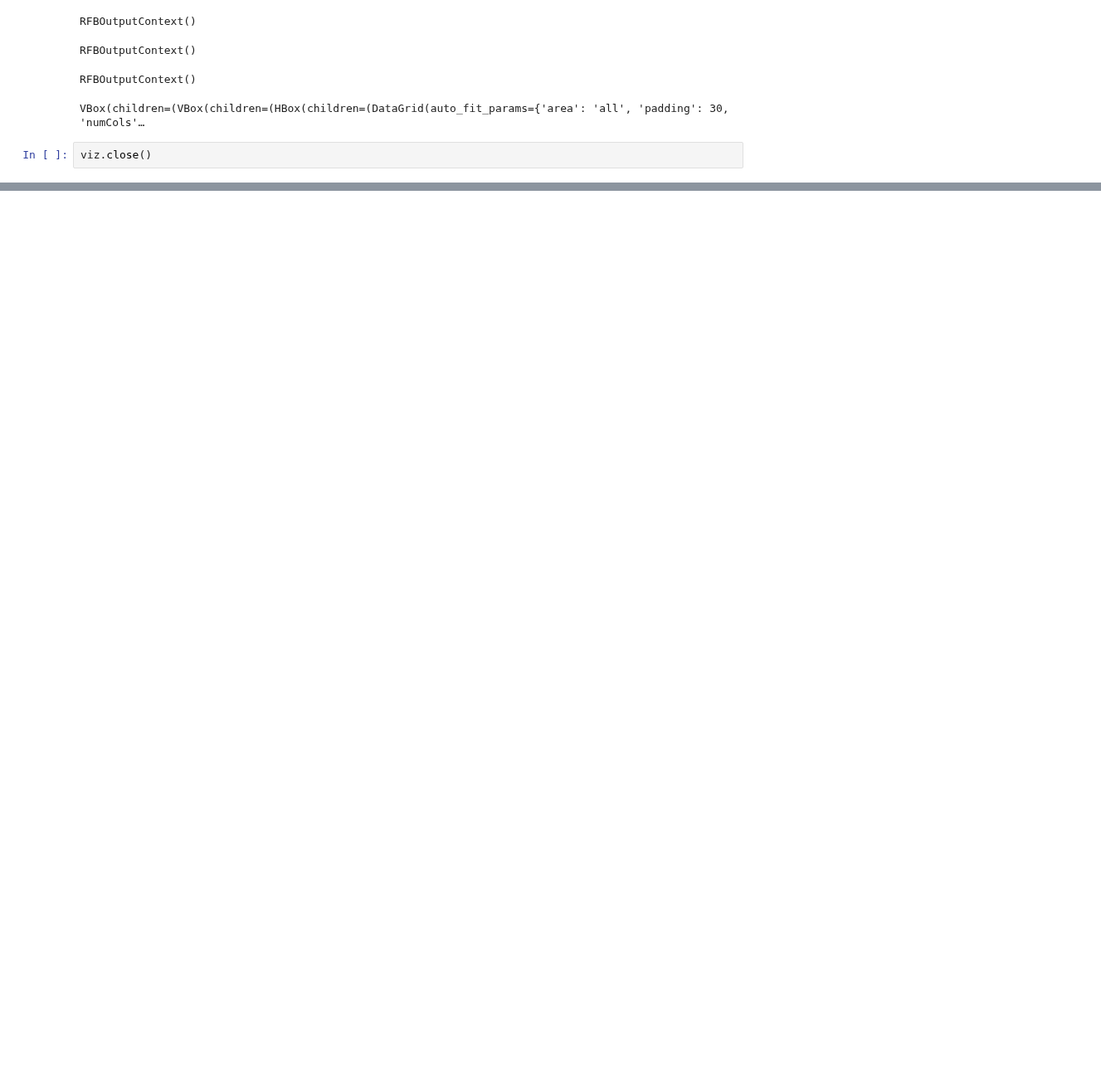
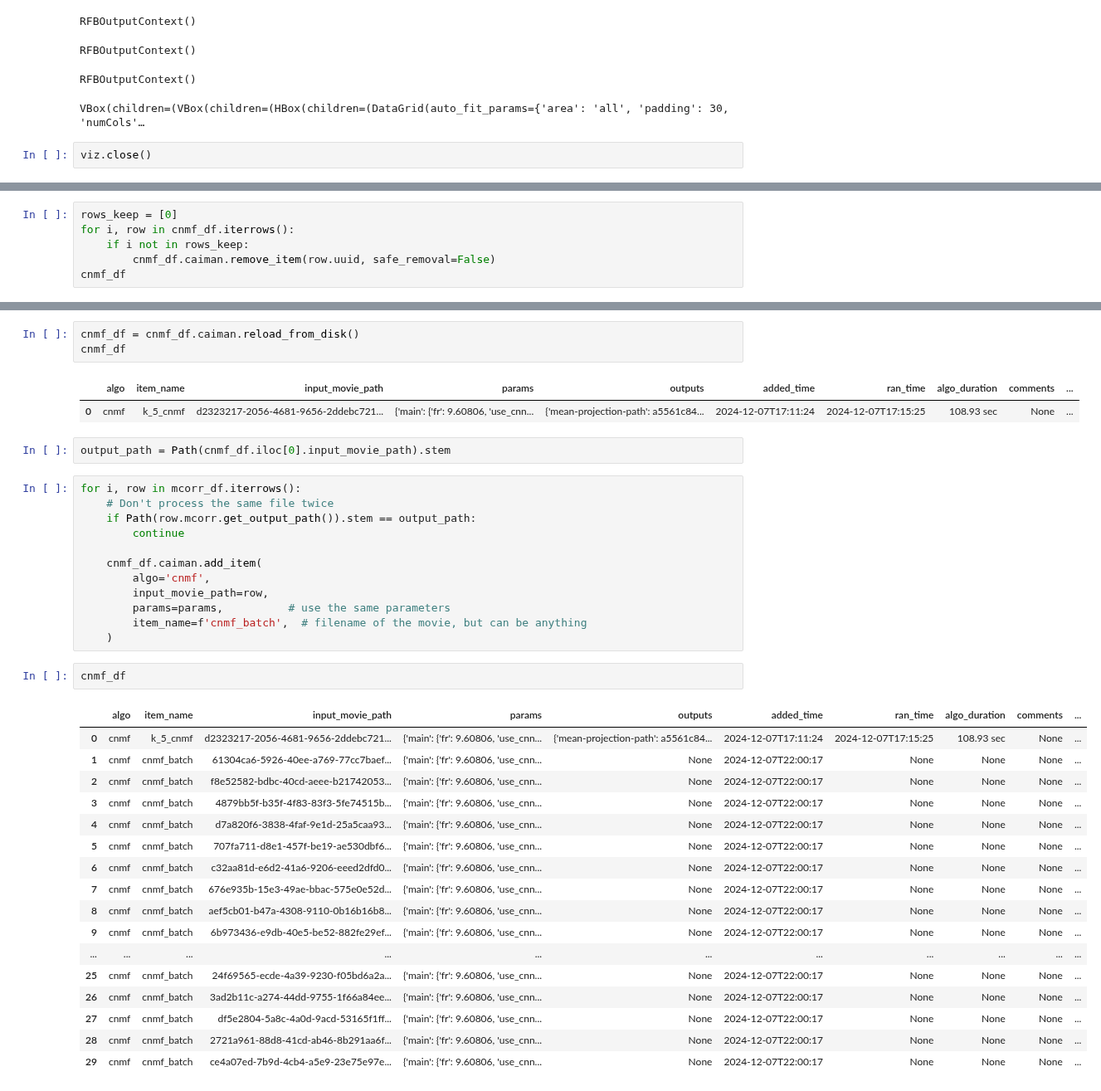
Before and after one commit to MillerBrainObservatory/LBM-CaImAn-Python, a Jupyter notebook: demos/notebooks/segmentation.ipynb, the cells around one changed output, grey strips where cells are left out. Shown at 83% size. Cells and saved outputs as stored; diff of their text form; blank space fills up the shorter version.

```diff
--- a/demos/notebooks/segmentation.ipynb
+++ b/demos/notebooks/segmentation.ipynb
@@ -739,0 +746,6 @@ viz.close()
+# %%
+rows_keep = [0]
+for i, row in cnmf_df.iterrows():
+    if i not in rows_keep:
+        cnmf_df.caiman.remove_item(row.uuid, safe_removal=False)
+cnmf_df
@@ -740,3 +783,43 @@ viz.close()
+# %%
+cnmf_df = cnmf_df.caiman.reload_from_disk()
+cnmf_df
+# %% [output]
+|  | algo | item_name | input_movie_path | params | outputs | added_time | ran_time | algo_duration | comments | ... |
+| 0 | cnmf | k_5_cnmf | d2323217-2056-4681-9656-2ddebc721... | {'main': {'fr': 9.60806, 'use_cnn... | {'mean-projection-path': a5561c84... | 2024-12-07T17:11:24 | 2024-12-07T17:15:25 | 108.93 sec | None | ... |
+# %%
+output_path = Path(cnmf_df.iloc[0].input_movie_path).stem
+# %%
+for i, row in mcorr_df.iterrows():
+    # Don't process the same file twice
+    if Path(row.mcorr.get_output_path()).stem == output_path:
+        continue
+
+    cnmf_df.caiman.add_item(
+        algo='cnmf',
+        input_movie_path=row,
+        params=params,          # use the same parameters
+        item_name=f'cnmf_batch',  # filename of the movie, but can be anything
+    )
+# %%
+cnmf_df
+# %% [output]
+|  | algo | item_name | input_movie_path | params | outputs | added_time | ran_time | algo_duration | comments | ... |
+| 0 | cnmf | k_5_cnmf | d2323217-2056-4681-9656-2ddebc721... | {'main': {'fr': 9.60806, 'use_cnn... | {'mean-projection-path': a5561c84... | 2024-12-07T17:11:24 | 2024-12-07T17:15:25 | 108.93 sec | None | ... |
+| 1 | cnmf | cnmf_batch | 61304ca6-5926-40ee-a769-77cc7baef... | {'main': {'fr': 9.60806, 'use_cnn... | None | 2024-12-07T22:00:17 | None | None | None | ... |
+| 2 | cnmf | cnmf_batch | f8e52582-bdbc-40cd-aeee-b21742053... | {'main': {'fr': 9.60806, 'use_cnn... | None | 2024-12-07T22:00:17 | None | None | None | ... |
+| 3 | cnmf | cnmf_batch | 4879bb5f-b35f-4f83-83f3-5fe74515b... | {'main': {'fr': 9.60806, 'use_cnn... | None | 2024-12-07T22:00:17 | None | None | None | ... |
+| 4 | cnmf | cnmf_batch | d7a820f6-3838-4faf-9e1d-25a5caa93... | {'main': {'fr': 9.60806, 'use_cnn... | None | 2024-12-07T22:00:17 | None | None | None | ... |
+| 5 | cnmf | cnmf_batch | 707fa711-d8e1-457f-be19-ae530dbf6... | {'main': {'fr': 9.60806, 'use_cnn... | None | 2024-12-07T22:00:17 | None | None | None | ... |
+| 6 | cnmf | cnmf_batch | c32aa81d-e6d2-41a6-9206-eeed2dfd0... | {'main': {'fr': 9.60806, 'use_cnn... | None | 2024-12-07T22:00:17 | None | None | None | ... |
+| 7 | cnmf | cnmf_batch | 676e935b-15e3-49ae-bbac-575e0e52d... | {'main': {'fr': 9.60806, 'use_cnn... | None | 2024-12-07T22:00:17 | None | None | None | ... |
+| 8 | cnmf | cnmf_batch | aef5cb01-b47a-4308-9110-0b16b16b8... | {'main': {'fr': 9.60806, 'use_cnn... | None | 2024-12-07T22:00:17 | None | None | None | ... |
+| 9 | cnmf | cnmf_batch | 6b973436-e9db-40e5-be52-882fe29ef... | {'main': {'fr': 9.60806, 'use_cnn... | None | 2024-12-07T22:00:17 | None | None | None | ... |
+| ... | ... | ... | ... | ... | ... | ... | ... | ... | ... | ... |
+| 25 | cnmf | cnmf_batch | 24f69565-ecde-4a39-9230-f05bd6a2a... | {'main': {'fr': 9.60806, 'use_cnn... | None | 2024-12-07T22:00:17 | None | None | None | ... |
+| 26 | cnmf | cnmf_batch | 3ad2b11c-a274-44dd-9755-1f66a84ee... | {'main': {'fr': 9.60806, 'use_cnn... | None | 2024-12-07T22:00:17 | None | None | None | ... |
+| 27 | cnmf | cnmf_batch | df5e2804-5a8c-4a0d-9acd-53165f1ff... | {'main': {'fr': 9.60806, 'use_cnn... | None | 2024-12-07T22:00:17 | None | None | None | ... |
+| 28 | cnmf | cnmf_batch | 2721a961-88d8-41cd-ab46-8b291aa6f... | {'main': {'fr': 9.60806, 'use_cnn... | None | 2024-12-07T22:00:17 | None | None | None | ... |
+| 29 | cnmf | cnmf_batch | ce4a07ed-7b9d-4cb4-a5e9-23e75e97e... | {'main': {'fr': 9.60806, 'use_cnn... | None | 2024-12-07T22:00:17 | None | None | None | ... |
 # %%
 import fastplitlib as fpl
 
```
Also changed, not shown: parts of 6 cells of this notebook.
